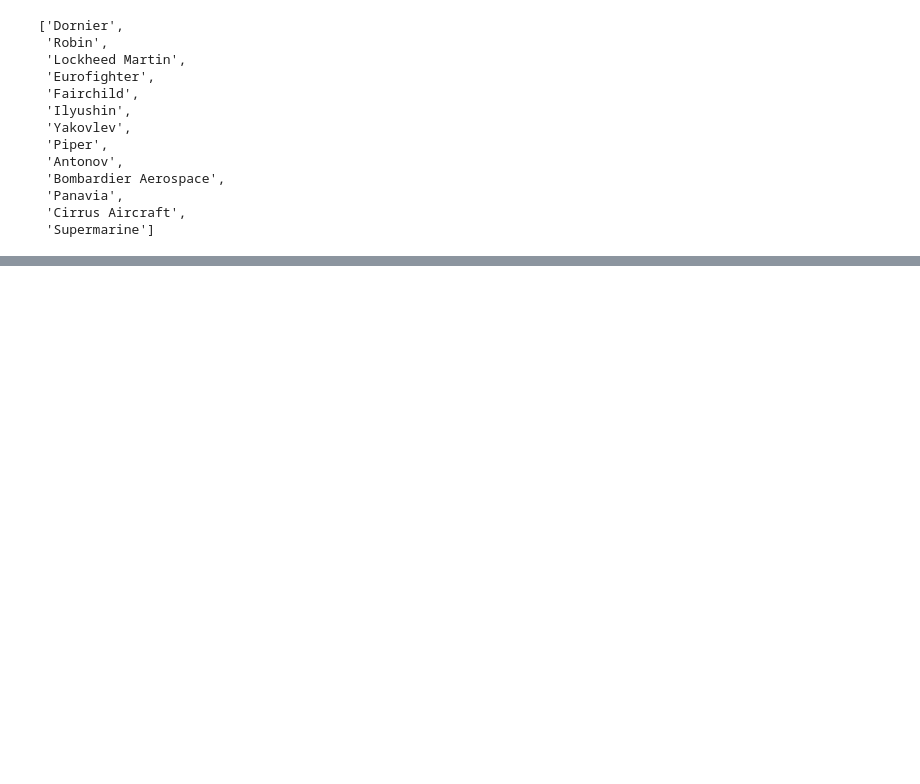
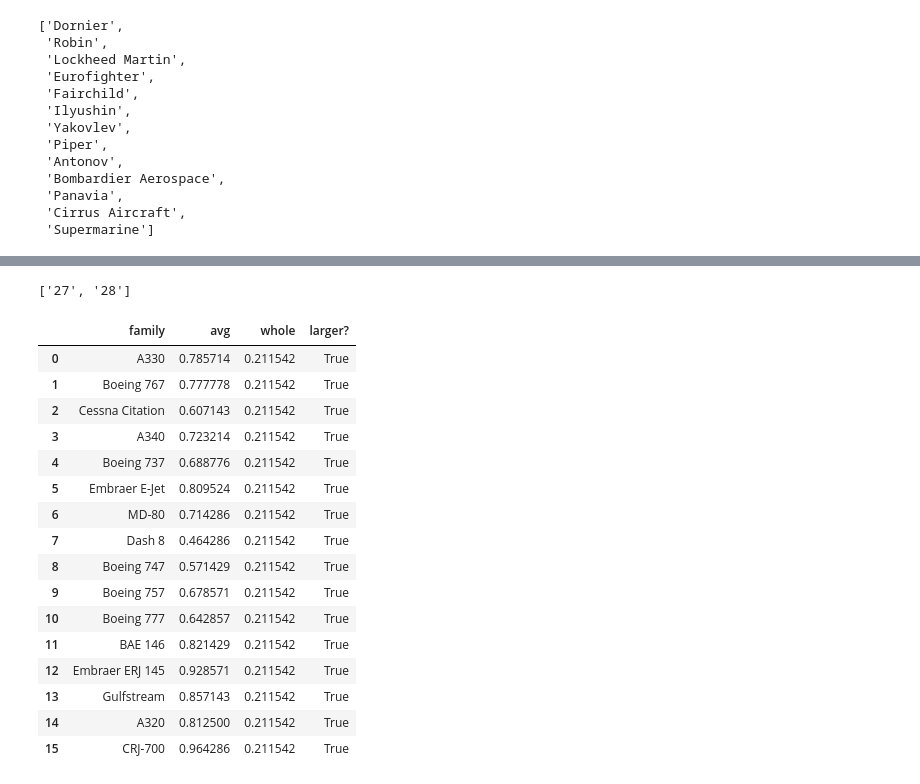
Before and after one commit to karino2/ClassSim, a Jupyter notebook: evaluate_similarity_fgvc.ipynb, the cells around one changed output, grey strips where cells are left out. Cells and saved outputs as stored; diff of their text form; code cells hidden in the pictures; blank space fills up the shorter version.

```diff
--- a/evaluate_similarity_fgvc.ipynb
+++ b/evaluate_similarity_fgvc.ipynb
@@ -285,0 +302,2 @@ dtype: bool
+# %%
+one_variant_families = [fam for fam in families_to_id_dict.keys() if len(one_family_to_variants(fam)) == 1]
@@ -285,0 +331,33 @@ dtype: bool
+# %%
+family_to_variants_ids("A330")
+# %% [output]
+['27', '28']
+# %%
+def avg_family_df(df):
+    avg_pair = [(fam, average_distance(df, family_to_variants_ids(fam))) for fam in families_to_id_dict.keys() if fam not in one_variant_families]
+    return pd.DataFrame({"family":[fam for fam,_ in avg_pair], "avg": [avg for _,avg in avg_pair]})[["family","avg"]]
+# %%
+avg_fam_sim = avg_family_df(simdf)
+# %%
+avg_fam_sim["whole"] = whole_average(simdf)
+avg_fam_sim["larger?"] = avg_fam_sim["avg"]>avg_fam_sim["whole"]
+# %%
+avg_fam_sim
+# %% [output]
+|  | family | avg | whole | larger? |
+| 0 | A330 | 0.785714 | 0.211542 | True |
+| 1 | Boeing 767 | 0.777778 | 0.211542 | True |
+| 2 | Cessna Citation | 0.607143 | 0.211542 | True |
+| 3 | A340 | 0.723214 | 0.211542 | True |
+| 4 | Boeing 737 | 0.688776 | 0.211542 | True |
+| 5 | Embraer E-Jet | 0.809524 | 0.211542 | True |
+| 6 | MD-80 | 0.714286 | 0.211542 | True |
+| 7 | Dash 8 | 0.464286 | 0.211542 | True |
+| 8 | Boeing 747 | 0.571429 | 0.211542 | True |
+| 9 | Boeing 757 | 0.678571 | 0.211542 | True |
+| 10 | Boeing 777 | 0.642857 | 0.211542 | True |
+| 11 | BAE 146 | 0.821429 | 0.211542 | True |
+| 12 | Embraer ERJ 145 | 0.928571 | 0.211542 | True |
+| 13 | Gulfstream | 0.857143 | 0.211542 | True |
+| 14 | A320 | 0.812500 | 0.211542 | True |
+| 15 | CRJ-700 | 0.964286 | 0.211542 | True |
```
Also changed, not shown: parts of 29 cells of this notebook.
